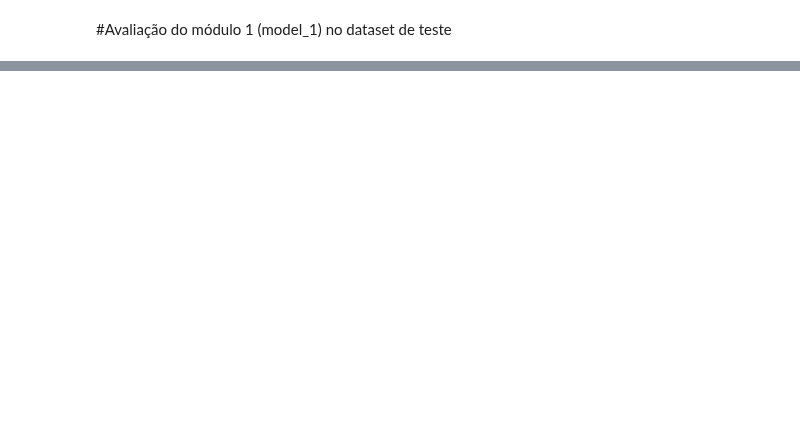
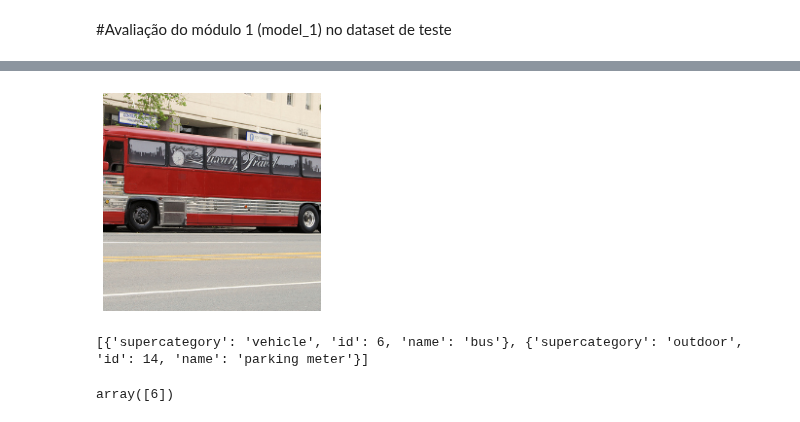
Before and after one commit to fabiormazza/IA025_2022S1, a Jupyter notebook: projeto_final/fabio_mazza/projeto_final.ipynb, the cells around one changed output, grey strips where cells are left out. Drawn from its saved outputs; the diff is of its cells as text; code cells hidden in the pictures; blank space fills up the shorter version.

```diff
--- a/projeto_final/fabio_mazza/projeto_final.ipynb
+++ b/projeto_final/fabio_mazza/projeto_final.ipynb
@@ -407,23 +416,27 @@ print(f'test loss: {test_loss}')
 # %%
 ## Teste com exemplo de teste
 index = random.randrange(test_ex_num)
 img, cats = test_dataset[index]
 
 ## Image categories (random image from the test set)
 cats = torch.nonzero(cats).squeeze(1).numpy()
 plt.axis('off')
 plt.imshow(inv_trans(img).permute(1, 2, 0))
 plt.show()
 print(coco_inst_val.loadCats(cats))
 
 ## Image predicted categories
 model_1.eval()
 img = img.to(device)
 img = img.unsqueeze(0)
 cats_predicted = model_1(img)
-threshold = 0.2
+threshold = 0.7
 cats_predicted[cats_predicted >= threshold] = 1
 cats_predicted[cats_predicted < threshold] = 0
 cats_predicted = cats_predicted.squeeze()
 cats_predicted = torch.nonzero(cats_predicted).squeeze(1).cpu().numpy()
 cats_predicted
+# %% [output]
+[figure, added]
+[{'supercategory': 'vehicle', 'id': 6, 'name': 'bus'}, {'supercategory': 'outdoor', 'id': 14, 'name': 'parking meter'}]
+array([6])
```
Also changed, not shown: parts of 16 cells of this notebook.
